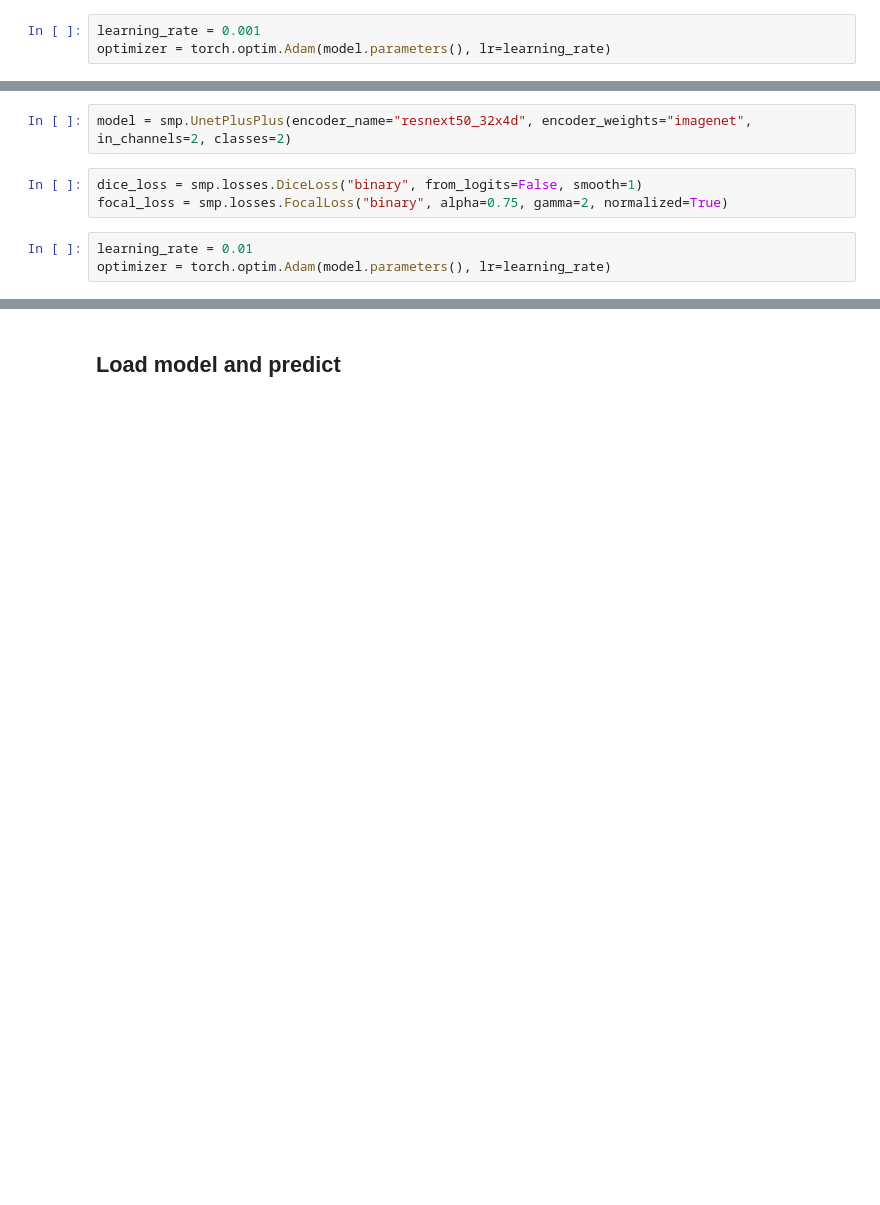
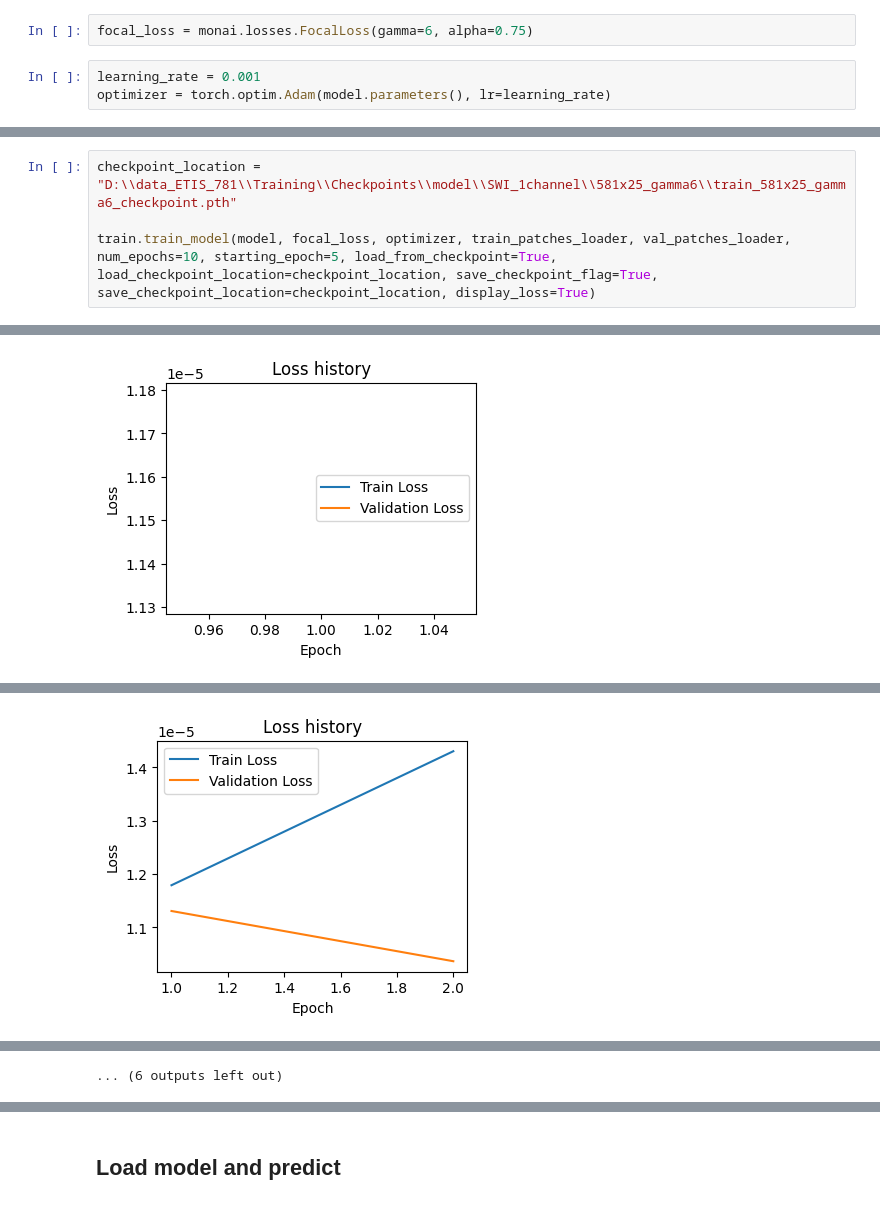
Before and after one commit to drci-foch/BOOSTER-AIC, a Jupyter notebook: algo/UNet/UNet_Training.ipynb, the cells around one changed output, grey strips where cells are left out. Cells and saved outputs as stored; diff of their text form; blank space fills up the shorter version.

```diff
--- a/algo/UNet/UNet_Training.ipynb
+++ b/algo/UNet/UNet_Training.ipynb
@@ -367,3 +204,5 @@ dice_loss = smp3d.losses.DiceLoss("binary", from_logits=False, smooth=1)
+# %%
+focal_loss = monai.losses.FocalLoss(gamma=6, alpha=0.75)
 # %%
 learning_rate = 0.001
 optimizer = torch.optim.Adam(model.parameters(), lr=learning_rate)
@@ -476,8 +208,0 @@ val_dataloader = torch.utils.data.DataLoader(val_dataset, batch_size=50, shuffle
-# %%
-model = smp.UnetPlusPlus(encoder_name="resnext50_32x4d", encoder_weights="imagenet", in_channels=2, classes=2)
-# %%
-dice_loss = smp.losses.DiceLoss("binary", from_logits=False, smooth=1)
-focal_loss = smp.losses.FocalLoss("binary", alpha=0.75, gamma=2, normalized=True)
-# %%
-learning_rate = 0.01
-optimizer = torch.optim.Adam(model.parameters(), lr=learning_rate)
@@ -555,0 +209,5 @@ KeyboardInterrupt:
+# %%
+checkpoint_location = "D:\\data_ETIS_781\\Training\\Checkpoints\\model\\SWI_1channel\\581x25_gamma6\\train_581x25_gamma6_checkpoint.pth"
+
+train.train_model(model, focal_loss, optimizer, train_patches_loader, val_patches_loader, num_epochs=10, starting_epoch=5, load_from_checkpoint=True, load_checkpoint_location=checkpoint_location, save_checkpoint_flag=True, save_checkpoint_location=checkpoint_location, display_loss=True)
+# %% [output]
@@ -555,0 +216 @@ KeyboardInterrupt:
+[figure, added]
@@ -555,0 +219 @@ KeyboardInterrupt:
+[figure, added]
@@ -555,0 +226 @@ KeyboardInterrupt:
+... (6 outputs left out)
```
Also changed, not shown: parts of 99 cells of this notebook.
